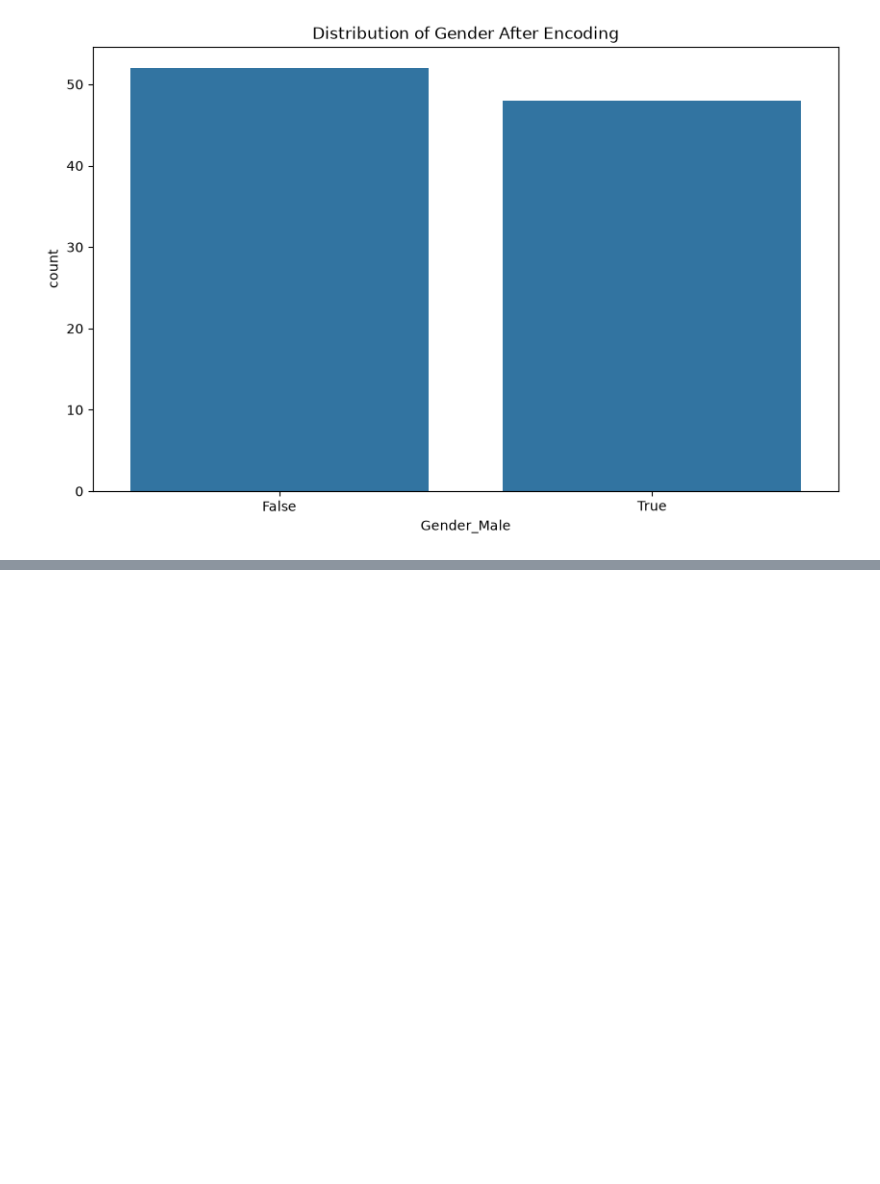
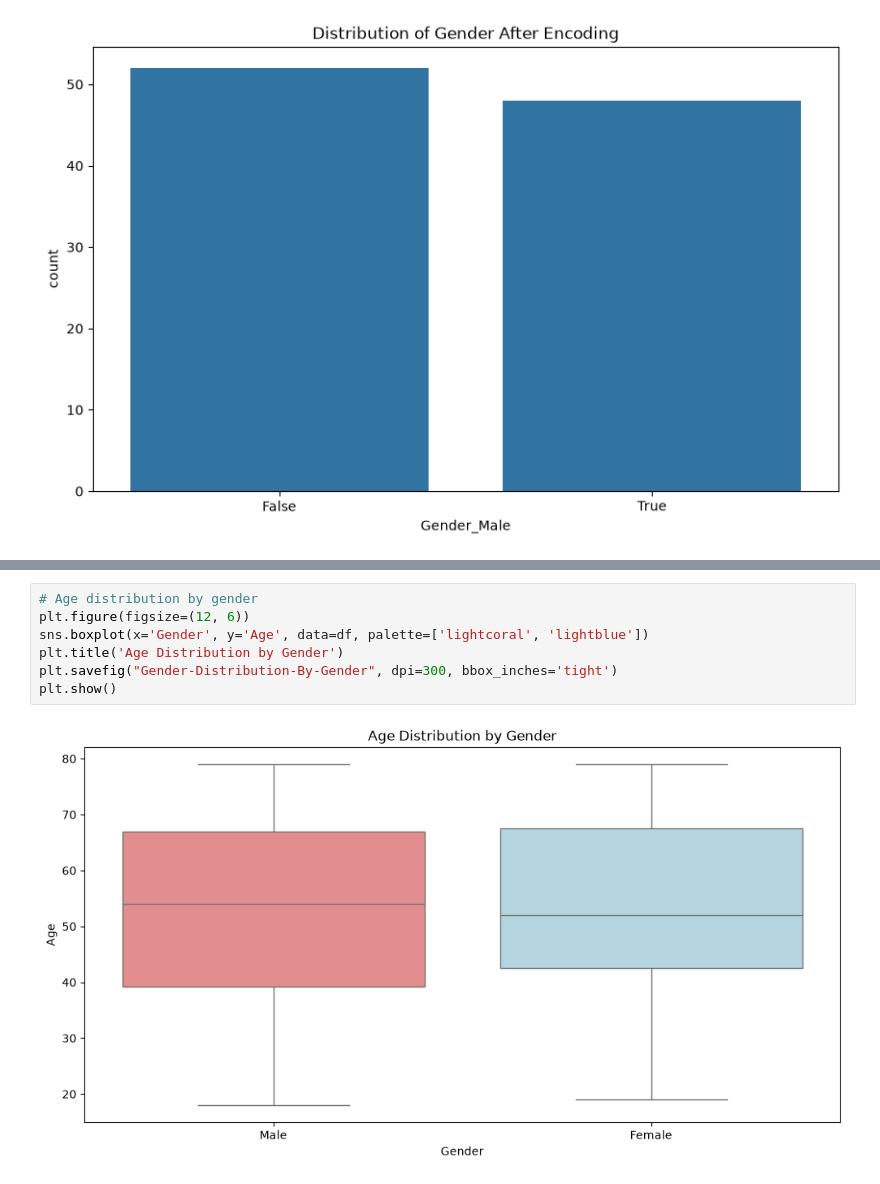
Before and after one commit to gursimranai/AI-ML-Journey, a Jupyter notebook: 12-Practice/Feature-Engineering/healthcare-data-analysis.ipynb, the cells around one changed output, grey strips where cells are left out. Drawn from its saved outputs; the diff is of its cells as text; blank space fills up the shorter version.

```diff
--- a/12-Practice/Feature-Engineering/healthcare-data-analysis.ipynb
+++ b/12-Practice/Feature-Engineering/healthcare-data-analysis.ipynb
@@ -322,0 +476,9 @@ plt.show()
+# %%
+# Age distribution by gender
+plt.figure(figsize=(12, 6))
+sns.boxplot(x='Gender', y='Age', data=df, palette=['lightcoral', 'lightblue'])
+plt.title('Age Distribution by Gender')
+plt.savefig("Gender-Distribution-By-Gender", dpi=300, bbox_inches='tight')
+plt.show()
+# %% [output]
+[figure, added]
```
Also changed, not shown: parts of 10 cells of this notebook.
